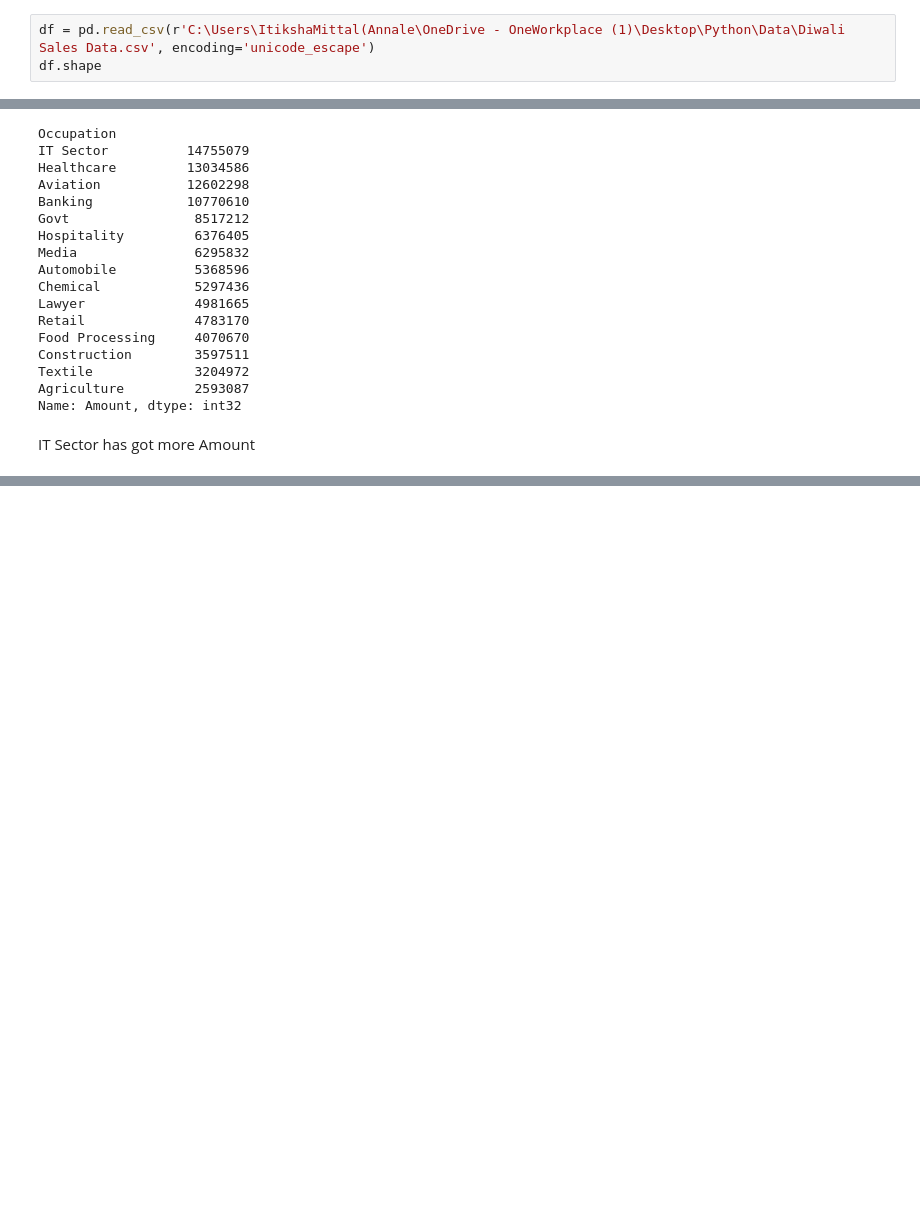
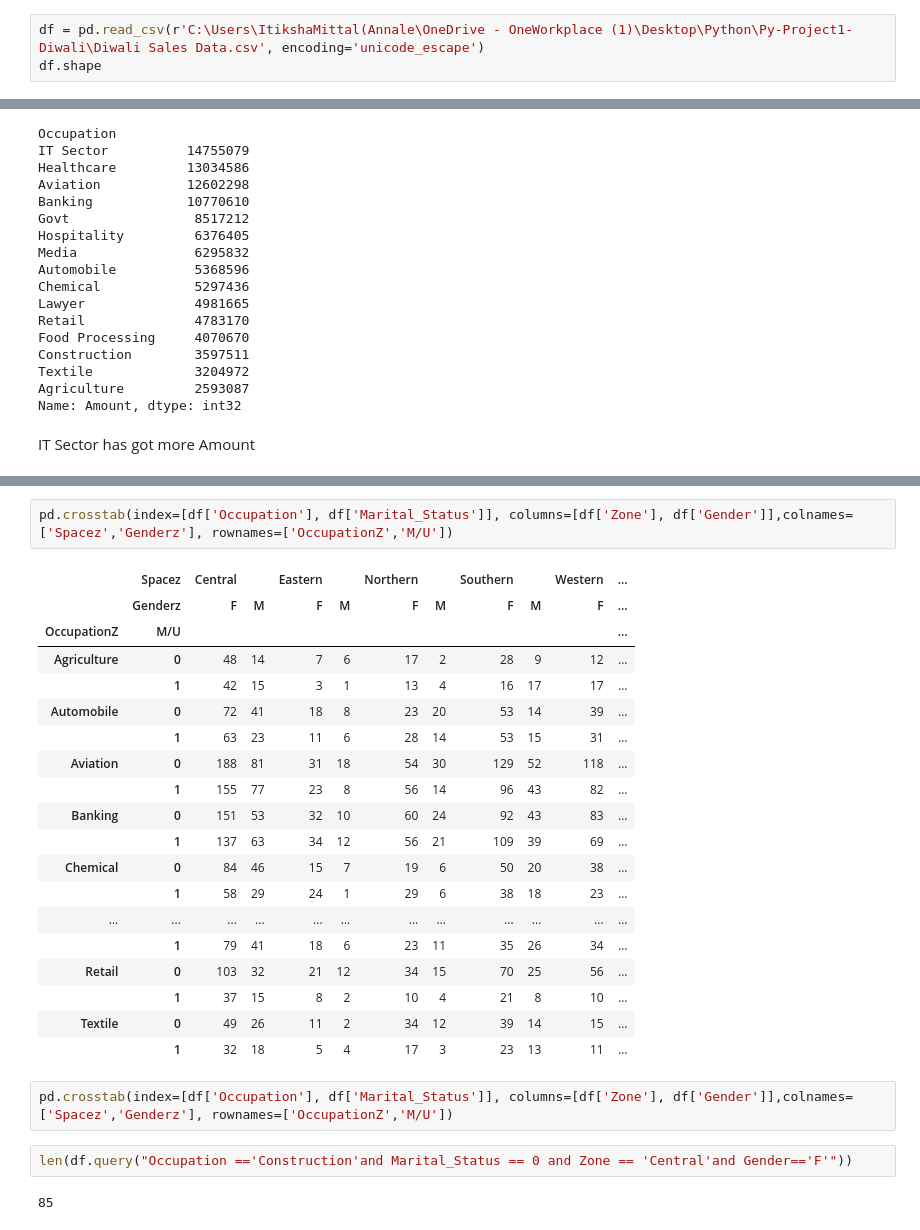
Before and after one commit to itiksha/Python-Data-Analysis-Project, a Jupyter notebook: Py-Project1-Diwali/Diwali_Sales_Analysis.ipynb, the cells around one changed output, grey strips where cells are left out. Drawn from its saved outputs; the diff is of its cells as text; blank space fills up the shorter version.

```diff
--- a/Py-Project1-Diwali/Diwali_Sales_Analysis.ipynb
+++ b/Py-Project1-Diwali/Diwali_Sales_Analysis.ipynb
@@ -27,7 +4,7 @@ import pandas as pd
 import matplotlib.pyplot as plt
 import seaborn as sns
 # %%
-df = pd.read_csv(r'C:\Users\ItikshaMittal(Annale\OneDrive - OneWorkplace (1)\Desktop\Python\Data\Diwali Sales Data.csv', encoding='unicode_escape')
+df = pd.read_csv(r'C:\Users\ItikshaMittal(Annale\OneDrive - OneWorkplace (1)\Desktop\Python\Py-Project1-Diwali\Diwali Sales Data.csv', encoding='unicode_escape')
 df.shape
 # %% [output]
 (11251, 15)
@@ -465,0 +831,28 @@ IT Sector has got more Amount
+# %%
+pd.crosstab(index=[df['Occupation'], df['Marital_Status']], columns=[df['Zone'], df['Gender']],colnames=['Spacez','Genderz'], rownames=['OccupationZ','M/U'])
+# %% [output]
+|  | Spacez | Central |  | Eastern |  | Northern |  | Southern |  | Western | ... |
+|  | Genderz | F | M | F | M | F | M | F | M | F | ... |
+| OccupationZ | M/U |  |  |  |  |  |  |  |  |  | ... |
+| Agriculture | 0 | 48 | 14 | 7 | 6 | 17 | 2 | 28 | 9 | 12 | ... |
+|  | 1 | 42 | 15 | 3 | 1 | 13 | 4 | 16 | 17 | 17 | ... |
+| Automobile | 0 | 72 | 41 | 18 | 8 | 23 | 20 | 53 | 14 | 39 | ... |
+|  | 1 | 63 | 23 | 11 | 6 | 28 | 14 | 53 | 15 | 31 | ... |
+| Aviation | 0 | 188 | 81 | 31 | 18 | 54 | 30 | 129 | 52 | 118 | ... |
+|  | 1 | 155 | 77 | 23 | 8 | 56 | 14 | 96 | 43 | 82 | ... |
+| Banking | 0 | 151 | 53 | 32 | 10 | 60 | 24 | 92 | 43 | 83 | ... |
+|  | 1 | 137 | 63 | 34 | 12 | 56 | 21 | 109 | 39 | 69 | ... |
+| Chemical | 0 | 84 | 46 | 15 | 7 | 19 | 6 | 50 | 20 | 38 | ... |
+|  | 1 | 58 | 29 | 24 | 1 | 29 | 6 | 38 | 18 | 23 | ... |
+| ... | ... | ... | ... | ... | ... | ... | ... | ... | ... | ... | ... |
+|  | 1 | 79 | 41 | 18 | 6 | 23 | 11 | 35 | 26 | 34 | ... |
+| Retail | 0 | 103 | 32 | 21 | 12 | 34 | 15 | 70 | 25 | 56 | ... |
+|  | 1 | 37 | 15 | 8 | 2 | 10 | 4 | 21 | 8 | 10 | ... |
+| Textile | 0 | 49 | 26 | 11 | 2 | 34 | 12 | 39 | 14 | 15 | ... |
+|  | 1 | 32 | 18 | 5 | 4 | 17 | 3 | 23 | 13 | 11 | ... |
+# %%
+pd.crosstab(index=[df['Occupation'], df['Marital_Status']], columns=[df['Zone'], df['Gender']],colnames=['Spacez','Genderz'], rownames=['OccupationZ','M/U'])
+# %%
+len(df.query("Occupation =='Construction'and Marital_Status == 0 and Zone == 'Central'and Gender=='F'"))
+# %% [output]
+85
```
Also changed, not shown: parts of 37 cells of this notebook.
